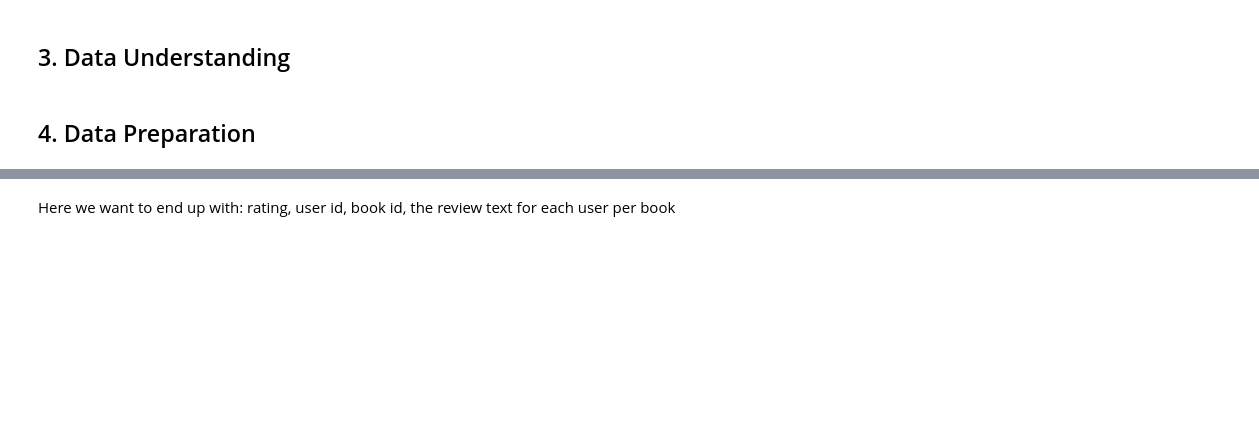
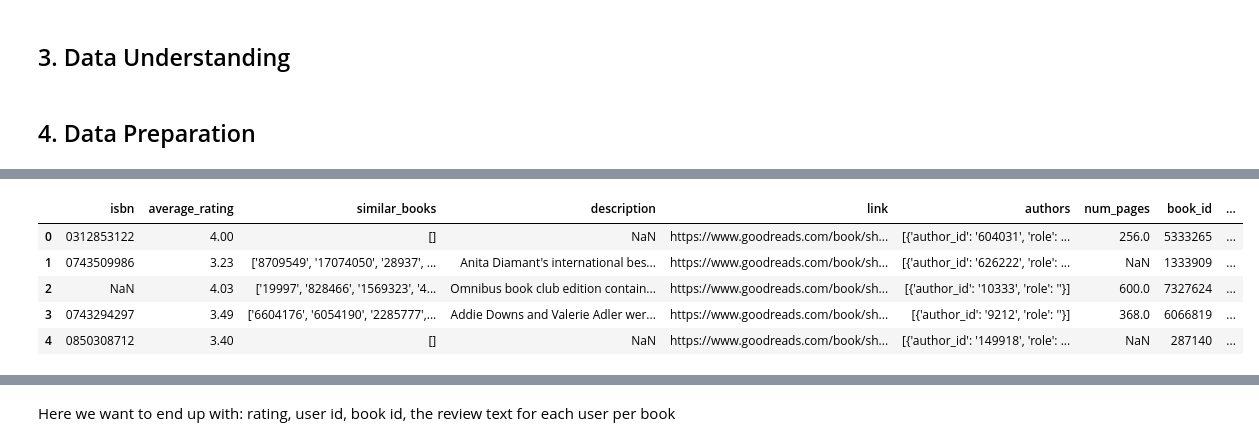
Before and after one commit to shelleylwang/goodreads-recommendations, a Jupyter notebook: data_prep.ipynb, the cells around one changed output, grey strips where cells are left out. Cells and saved outputs as stored; diff of their text form; code cells hidden in the pictures; blank space fills up the shorter version.

Commit message:
editing data_prep, the final data cleaning nb

```diff
--- a/data_prep.ipynb
+++ b/data_prep.ipynb
@@ -25,0 +36,20 @@ Note that the three datasets are quite large, so they'll take some time to run.
+# %%
+# This took about 2 mins
+cols = ['isbn', 'average_rating', 'similar_books', 'description', 'link', 'authors',
+        'num_pages', 'book_id', 'ratings_count', 'title', 'publication_year']
+json_reader = pd.read_csv('data/meta_gr.csv', chunksize=10000)
+# %%
+list_df = []
+for chunk in json_reader:
+    list_df.append(chunk[cols])
+# %%
+metadata = pd.concat(list_df)
+# %%
+metadata.head()
+# %% [output]
+|  | isbn | average_rating | similar_books | description | link | authors | num_pages | book_id | ... |
+| 0 | 0312853122 | 4.00 | [] | NaN | https://www.goodreads.com/book/sh... | [{'author_id': '604031', 'role': ... | 256.0 | 5333265 | ... |
+| 1 | 0743509986 | 3.23 | ['8709549', '17074050', '28937', ... | Anita Diamant's international bes... | https://www.goodreads.com/book/sh... | [{'author_id': '626222', 'role': ... | NaN | 1333909 | ... |
+| 2 | NaN | 4.03 | ['19997', '828466', '1569323', '4... | Omnibus book club edition contain... | https://www.goodreads.com/book/sh... | [{'author_id': '10333', 'role': ''}] | 600.0 | 7327624 | ... |
+| 3 | 0743294297 | 3.49 | ['6604176', '6054190', '2285777',... | Addie Downs and Valerie Adler wer... | https://www.goodreads.com/book/sh... | [{'author_id': '9212', 'role': ''}] | 368.0 | 6066819 | ... |
+| 4 | 0850308712 | 3.40 | [] | NaN | https://www.goodreads.com/book/sh... | [{'author_id': '149918', 'role': ... | NaN | 287140 | ... |
```
Also changed, not shown: parts of 31 cells of this notebook, 1 other file.
